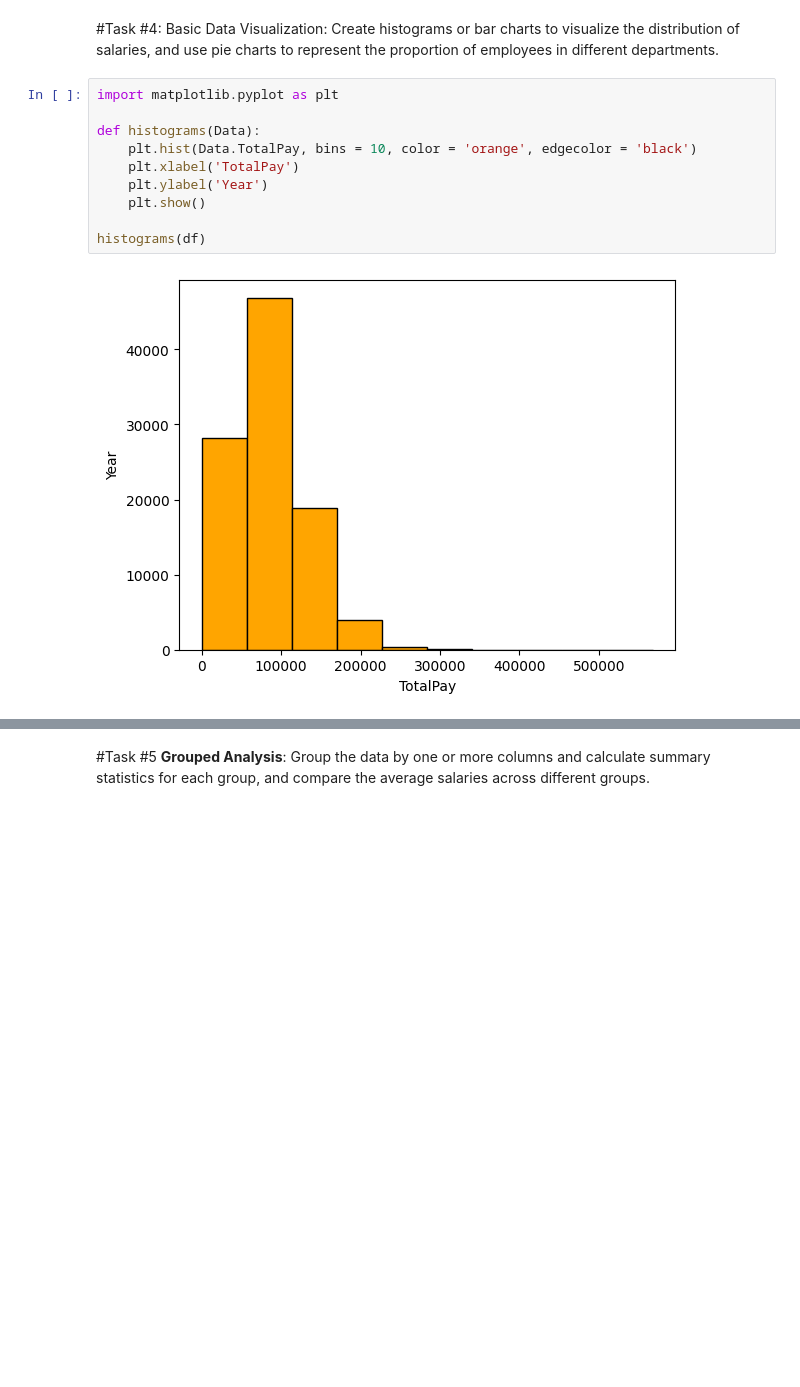
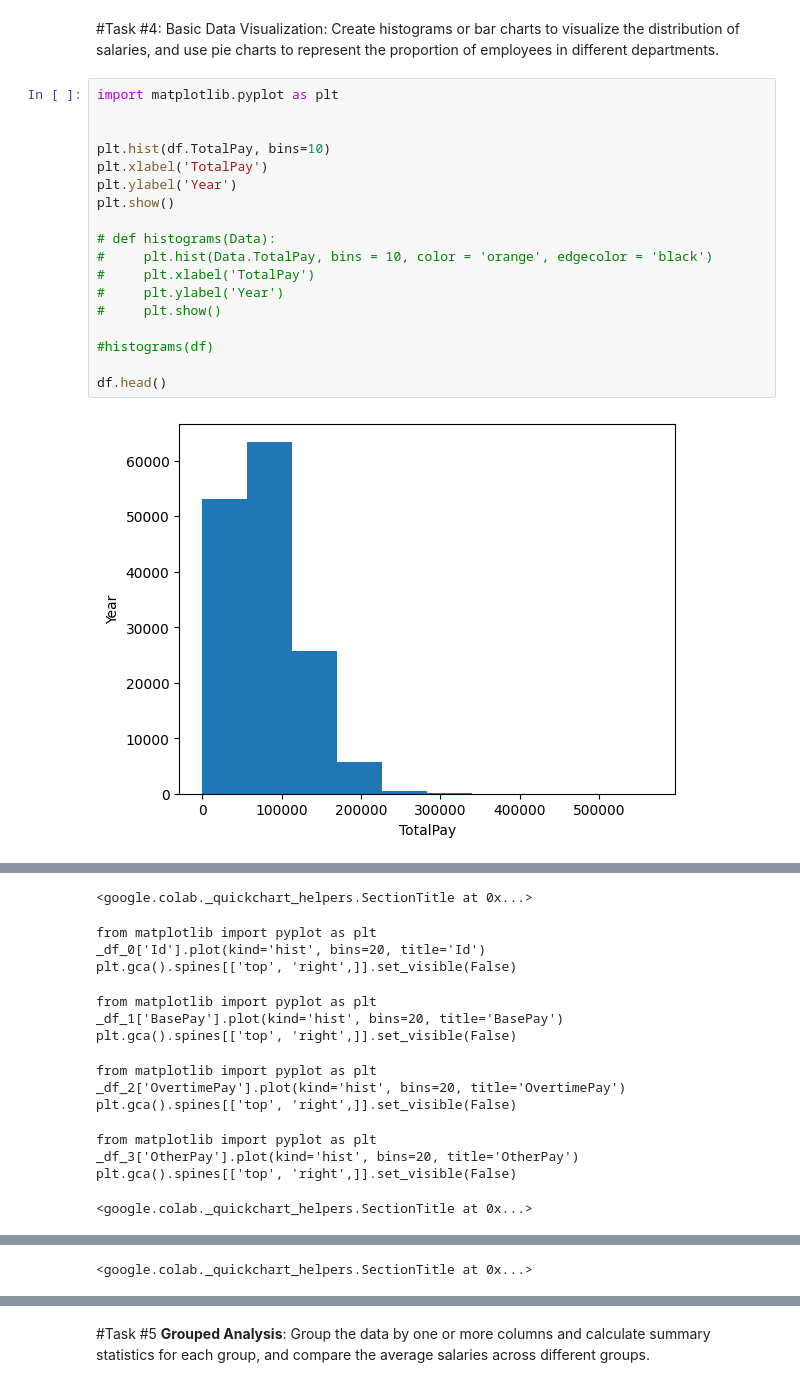
Before and after one commit to breemo/ML, a Jupyter notebook: AI_Course.ipynb, the cells around one changed output, grey strips where cells are left out. Saved outputs shown, nothing was run; the diff lists cells and outputs as text; blank space fills up the shorter version.

```diff
--- a/AI_Course.ipynb
+++ b/AI_Course.ipynb
@@ -208,12 +212,20 @@ Basic Data Visualization: Create histograms or bar charts to visualize the distr
 # %%
 import matplotlib.pyplot as plt
 
-def histograms(Data):
-    plt.hist(Data.TotalPay, bins = 10, color = 'orange', edgecolor = 'black')
-    plt.xlabel('TotalPay')
-    plt.ylabel('Year')
-    plt.show()
 
-histograms(df)
+plt.hist(df.TotalPay, bins=10)
+plt.xlabel('TotalPay')
+plt.ylabel('Year')
+plt.show()
+
+# def histograms(Data):
+#     plt.hist(Data.TotalPay, bins = 10, color = 'orange', edgecolor = 'black')
+#     plt.xlabel('TotalPay')
+#     plt.ylabel('Year')
+#     plt.show()
+
+#histograms(df)
+
+df.head()
 # %% [output]
-[figure, old version]
+[figure, new version]
@@ -219,0 +238,14 @@ histograms(df)
+<google.colab._quickchart_helpers.SectionTitle at 0x...>
+from matplotlib import pyplot as plt
+_df_0['Id'].plot(kind='hist', bins=20, title='Id')
+plt.gca().spines[['top', 'right',]].set_visible(False)
+from matplotlib import pyplot as plt
+_df_1['BasePay'].plot(kind='hist', bins=20, title='BasePay')
+plt.gca().spines[['top', 'right',]].set_visible(False)
+from matplotlib import pyplot as plt
+_df_2['OvertimePay'].plot(kind='hist', bins=20, title='OvertimePay')
+plt.gca().spines[['top', 'right',]].set_visible(False)
+from matplotlib import pyplot as plt
+_df_3['OtherPay'].plot(kind='hist', bins=20, title='OtherPay')
+plt.gca().spines[['top', 'right',]].set_visible(False)
+<google.colab._quickchart_helpers.SectionTitle at 0x...>
@@ -219,0 +260 @@ histograms(df)
+<google.colab._quickchart_helpers.SectionTitle at 0x...>
```
Also changed, not shown: parts of 15 cells of this notebook.
